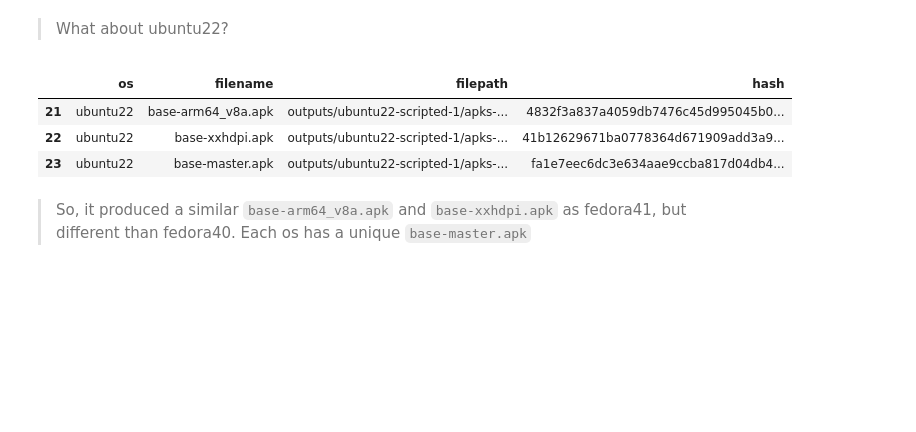
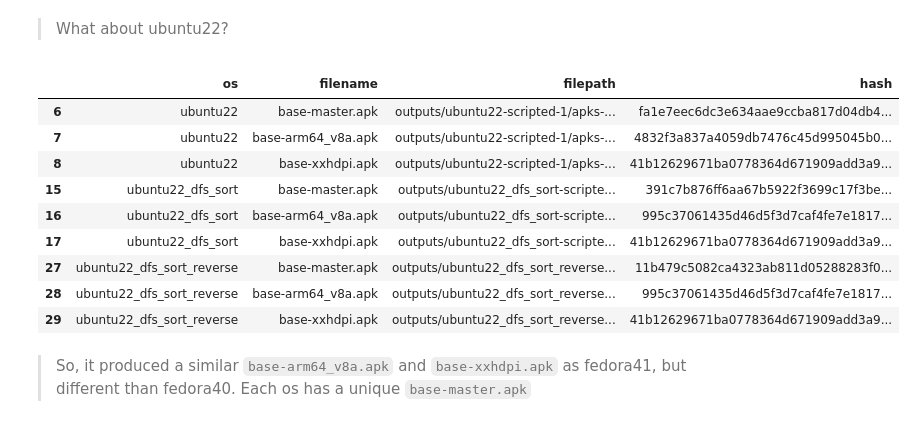
Before and after one commit to TheTechZone/reproducible-tests, a Jupyter notebook: analysis.ipynb, the cells around one changed output. Saved outputs shown, nothing was run; the diff lists cells and outputs as text; code cells hidden in the pictures; blank space fills up the shorter version.

Commit message:
continued adapting analysis script

```diff
--- a/analysis.ipynb
+++ b/analysis.ipynb
@@ -269,13 +286,23 @@ result.set_index(["filename", "os"])
 |  | fedora40 | 51119b048c0e03525cbb253ed7c199747... | outputs/fedora40-scripted-1/apks-... |
 # %% [markdown]
 > What about ubuntu22?
-# %%
-df[(df["os"] == "ubuntu22") & (df["local_apk"])][["os", "filename", "filepath", "hash"]]
-# %% [output]
-|  | os | filename | filepath | hash |
-| 21 | ubuntu22 | base-arm64_v8a.apk | outputs/ubuntu22-scripted-1/apks-... | 4832f3a837a4059db7476c45d995045b0... |
-| 22 | ubuntu22 | base-xxhdpi.apk | outputs/ubuntu22-scripted-1/apks-... | 41b12629671ba0778364d671909add3a9... |
-| 23 | ubuntu22 | base-master.apk | outputs/ubuntu22-scripted-1/apks-... | fa1e7eec6dc3e634aae9ccba817d04db4... |
+# %%
+frame = df[(df["os"] == "ubuntu22") & (df["local_apk"])][["os", "filename", "filepath", "hash"]]
+frame2 = df[(df["os"] == "ubuntu22_dfs_sort") & (df["local_apk"])][["os", "filename", "filepath", "hash"]]
+frame3 = df[(df["os"] == "ubuntu22_dfs_sort_reverse") & (df["local_apk"])][["os", "filename", "filepath", "hash"]]
+frame = pd.concat([frame, frame2, frame3])
+frame
+# %% [output]
+|  | os | filename | filepath | hash |
+| 6 | ubuntu22 | base-master.apk | outputs/ubuntu22-scripted-1/apks-... | fa1e7eec6dc3e634aae9ccba817d04db4... |
+| 7 | ubuntu22 | base-arm64_v8a.apk | outputs/ubuntu22-scripted-1/apks-... | 4832f3a837a4059db7476c45d995045b0... |
+| 8 | ubuntu22 | base-xxhdpi.apk | outputs/ubuntu22-scripted-1/apks-... | 41b12629671ba0778364d671909add3a9... |
+| 15 | ubuntu22_dfs_sort | base-master.apk | outputs/ubuntu22_dfs_sort-scripte... | 391c7b876ff6aa67b5922f3699c17f3be... |
+| 16 | ubuntu22_dfs_sort | base-arm64_v8a.apk | outputs/ubuntu22_dfs_sort-scripte... | 995c37061435d46d5f3d7caf4fe7e1817... |
+| 17 | ubuntu22_dfs_sort | base-xxhdpi.apk | outputs/ubuntu22_dfs_sort-scripte... | 41b12629671ba0778364d671909add3a9... |
+| 27 | ubuntu22_dfs_sort_reverse | base-master.apk | outputs/ubuntu22_dfs_sort_reverse... | 11b479c5082ca4323ab811d05288283f0... |
+| 28 | ubuntu22_dfs_sort_reverse | base-arm64_v8a.apk | outputs/ubuntu22_dfs_sort_reverse... | 995c37061435d46d5f3d7caf4fe7e1817... |
+| 29 | ubuntu22_dfs_sort_reverse | base-xxhdpi.apk | outputs/ubuntu22_dfs_sort_reverse... | 41b12629671ba0778364d671909add3a9... |
 # %% [markdown]
 > So, it produced a similar `base-arm64_v8a.apk` and `base-xxhdpi.apk` as fedora41, but different than fedora40. Each os has a unique `base-master.apk`
 # %% [markdown]
```
Also changed, not shown: parts of 5 cells of this notebook.
